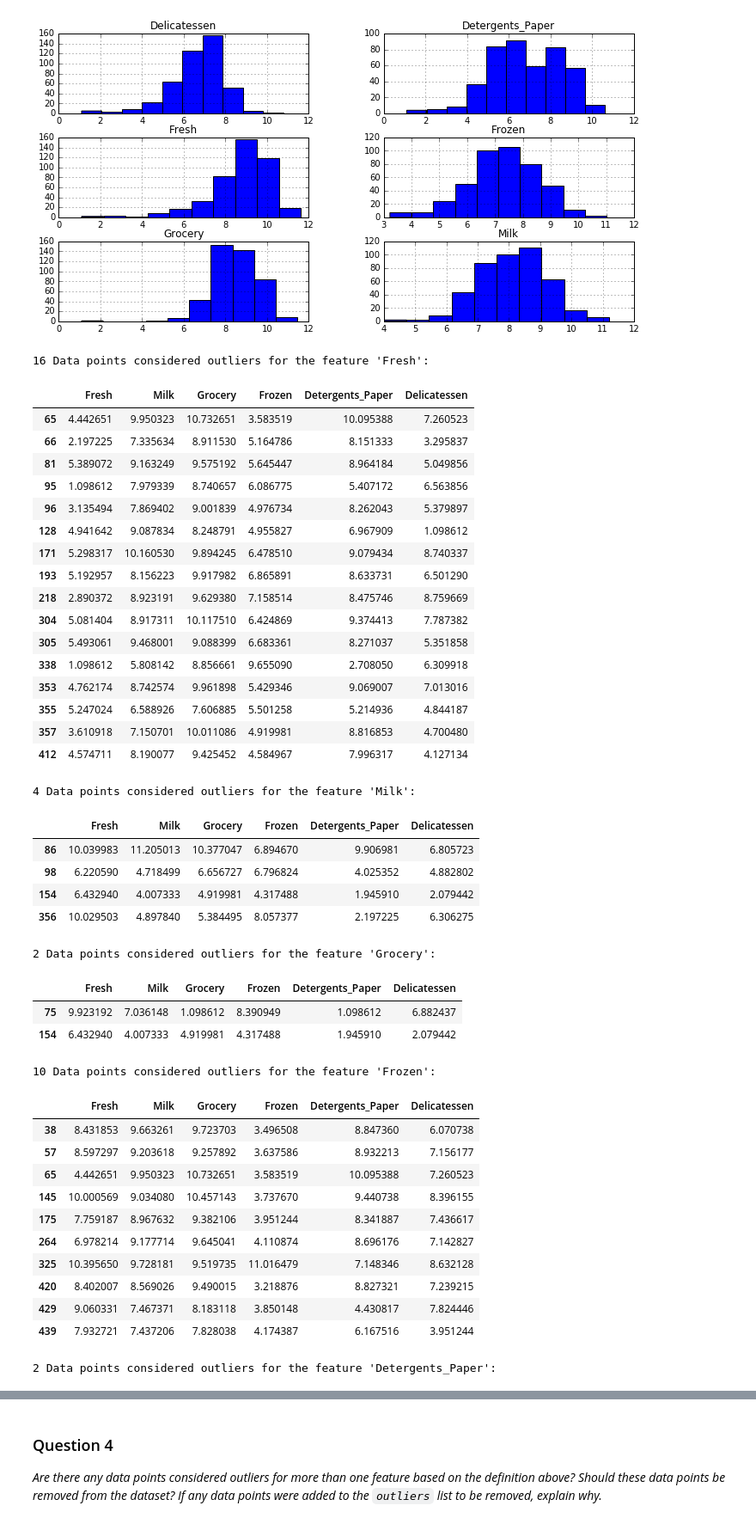
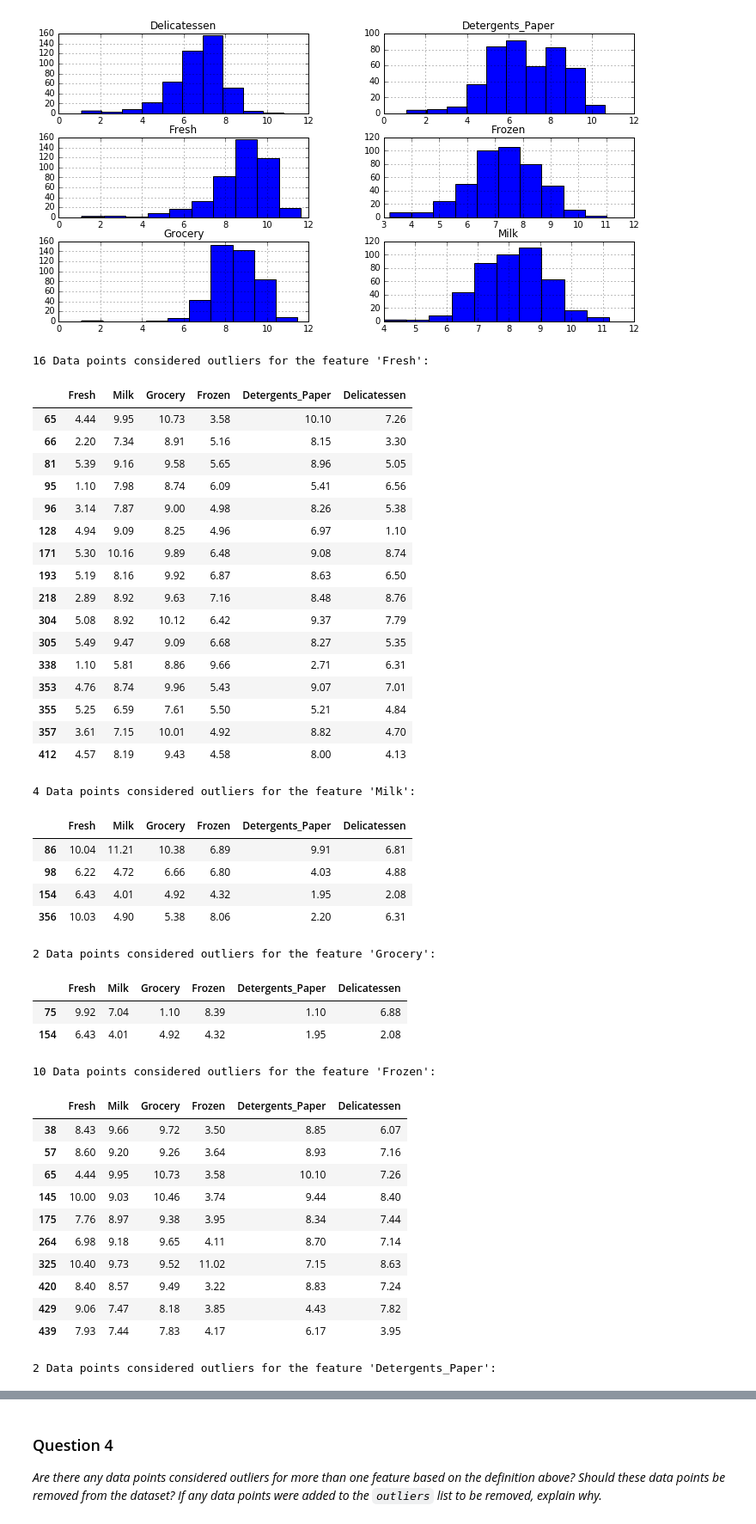
Before and after one commit to FrankRuns/machine-learning, a Jupyter notebook: projects/creating_customer_segments/customer_segments.ipynb, the cells around one changed output, grey strips where cells are left out. Shown at 86% size. Cells and saved outputs as stored; diff of their text form; code cells hidden in the pictures.

```diff
--- a/projects/creating_customer_segments/customer_segments.ipynb
+++ b/projects/creating_customer_segments/customer_segments.ipynb
@@ -48,6 +48,7 @@ In this section, you will begin exploring the data through visualizations and co
 Run the code block below to observe a statistical description of the dataset. Note that the dataset is composed of six important product categories: **'Fresh'**, **'Milk'**, **'Grocery'**, **'Frozen'**, **'Detergents_Paper'**, and **'Delicatessen'**. Consider what each category represents in terms of products you could purchase.
 # %%
 # Display a description of the dataset
+pd.options.display.float_format = '{:,.2f}'.format
 display(data.describe())
 # %% [output]
 |  | Fresh | Milk | Grocery | Frozen | Detergents_Paper | Delicatessen |
@@ -86,0 +95,9 @@ dtype: int64
+# %%
+# create comparison table for samples values and central tendency values of data
+# round values to nearest monetary unit to make easier to read
+pd.options.display.float_format = '{:,.0f}'.format
+compare = pd.DataFrame({"means": data.mean(), "medians": data.median(), \
+              "sample 1": samples.iloc[0], "sample 2": samples.iloc[1], \
+              "sample 3": samples.iloc[2]})
+compare.loc["Total"] = compare.sum()
+display(compare)
@@ -163,6 +191,7 @@ _ = scatter_matrix(data, alpha = 0.3, figsize = (14,8), diagonal = 'kde');
 [figure]
 # %%
 # I want to quantify the relationship between Grocery and Detergents_Paper
+pd.options.display.float_format = '{:,.2f}'.format
 data[["Grocery", "Detergents_Paper"]].corr()
 # %% [output]
 |  | Grocery | Detergents_Paper |
@@ -205,6 +234,7 @@ After applying a natural logarithm scaling to the data, the distribution of each
 Run the code below to see how the sample data has changed after having the natural logarithm applied to it.
 # %%
 # Display the log-transformed sample data
+pd.options.display.float_format = '{:,.2f}'.format
 display(log_samples)
 # %% [output]
 |  | Fresh | Milk | Grocery | Frozen | Detergents_Paper | Delicatessen |
@@ -230,68 +260,70 @@ _ = log_data.hist(figsize=(12,6))
 [figure]
 # %%
 # For each feature find the data points with extreme high or low values
+pd.options.display.float_format = '{:,.2f}'.format
 for feature in log_data.keys():
 
     # TODO: Calculate Q1 (25th percentile of the data) for the given feature
     Q1 = np.percentile(log_data[feature], 25)
 
     # TODO: Calculate Q3 (75th percentile of the data) for the given feature
     Q3 = np.percentile(log_data[feature], 75)
 
     # TODO: Use the interquartile range to calculate an outlier step (1.5 times the interquartile range)
     step = (Q3-Q1) * 1.5
 
     outies = log_data[~((log_data[feature] >= Q1 - step) & (log_data[feature] <= Q3 + step))]
 
     # Display the outliers
     print "{} Data points considered outliers for the feature '{}':".format(len(outies), feature)
     display(outies)
 
 # OPTIONAL: Select the indices for data points you wish to remove
-outliers  = [75, 154]
+# outliers  = [] # test what happens when not removing any outliers
+outliers  = [66, 75, 95, 154, 338]
 
 # Remove the outliers, if any were specified
 good_data = log_data.drop(log_data.index[outliers]).reset_index(drop = True)
 # %% [output]
 16 Data points considered outliers for the feature 'Fresh':
 |  | Fresh | Milk | Grocery | Frozen | Detergents_Paper | Delicatessen |
-| 65 | 4.442651 | 9.950323 | 10.732651 | 3.583519 | 10.095388 | 7.260523 |
-| 66 | 2.197225 | 7.335634 | 8.911530 | 5.164786 | 8.151333 | 3.295837 |
-| 81 | 5.389072 | 9.163249 | 9.575192 | 5.645447 | 8.964184 | 5.049856 |
-| 95 | 1.098612 | 7.979339 | 8.740657 | 6.086775 | 5.407172 | 6.563856 |
-| 96 | 3.135494 | 7.869402 | 9.001839 | 4.976734 | 8.262043 | 5.379897 |
-| 128 | 4.941642 | 9.087834 | 8.248791 | 4.955827 | 6.967909 | 1.098612 |
-| 171 | 5.298317 | 10.160530 | 9.894245 | 6.478510 | 9.079434 | 8.740337 |
-| 193 | 5.192957 | 8.156223 | 9.917982 | 6.865891 | 8.633731 | 6.501290 |
-| 218 | 2.890372 | 8.923191 | 9.629380 | 7.158514 | 8.475746 | 8.759669 |
-| 304 | 5.081404 | 8.917311 | 10.117510 | 6.424869 | 9.374413 | 7.787382 |
-| 305 | 5.493061 | 9.468001 | 9.088399 | 6.683361 | 8.271037 | 5.351858 |
-| 338 | 1.098612 | 5.808142 | 8.856661 | 9.655090 | 2.708050 | 6.309918 |
-| 353 | 4.762174 | 8.742574 | 9.961898 | 5.429346 | 9.069007 | 7.013016 |
-| 355 | 5.247024 | 6.588926 | 7.606885 | 5.501258 | 5.214936 | 4.844187 |
-| 357 | 3.610918 | 7.150701 | 10.011086 | 4.919981 | 8.816853 | 4.700480 |
-| 412 | 4.574711 | 8.190077 | 9.425452 | 4.584967 | 7.996317 | 4.127134 |
+| 65 | 4.44 | 9.95 | 10.73 | 3.58 | 10.10 | 7.26 |
+| 66 | 2.20 | 7.34 | 8.91 | 5.16 | 8.15 | 3.30 |
+| 81 | 5.39 | 9.16 | 9.58 | 5.65 | 8.96 | 5.05 |
+| 95 | 1.10 | 7.98 | 8.74 | 6.09 | 5.41 | 6.56 |
+| 96 | 3.14 | 7.87 | 9.00 | 4.98 | 8.26 | 5.38 |
+| 128 | 4.94 | 9.09 | 8.25 | 4.96 | 6.97 | 1.10 |
+| 171 | 5.30 | 10.16 | 9.89 | 6.48 | 9.08 | 8.74 |
+| 193 | 5.19 | 8.16 | 9.92 | 6.87 | 8.63 | 6.50 |
+| 218 | 2.89 | 8.92 | 9.63 | 7.16 | 8.48 | 8.76 |
+| 304 | 5.08 | 8.92 | 10.12 | 6.42 | 9.37 | 7.79 |
+| 305 | 5.49 | 9.47 | 9.09 | 6.68 | 8.27 | 5.35 |
+| 338 | 1.10 | 5.81 | 8.86 | 9.66 | 2.71 | 6.31 |
+| 353 | 4.76 | 8.74 | 9.96 | 5.43 | 9.07 | 7.01 |
+| 355 | 5.25 | 6.59 | 7.61 | 5.50 | 5.21 | 4.84 |
+| 357 | 3.61 | 7.15 | 10.01 | 4.92 | 8.82 | 4.70 |
+| 412 | 4.57 | 8.19 | 9.43 | 4.58 | 8.00 | 4.13 |
 4 Data points considered outliers for the feature 'Milk':
 |  | Fresh | Milk | Grocery | Frozen | Detergents_Paper | Delicatessen |
-| 86 | 10.039983 | 11.205013 | 10.377047 | 6.894670 | 9.906981 | 6.805723 |
-| 98 | 6.220590 | 4.718499 | 6.656727 | 6.796824 | 4.025352 | 4.882802 |
-| 154 | 6.432940 | 4.007333 | 4.919981 | 4.317488 | 1.945910 | 2.079442 |
-| 356 | 10.029503 | 4.897840 | 5.384495 | 8.057377 | 2.197225 | 6.306275 |
+| 86 | 10.04 | 11.21 | 10.38 | 6.89 | 9.91 | 6.81 |
+| 98 | 6.22 | 4.72 | 6.66 | 6.80 | 4.03 | 4.88 |
+| 154 | 6.43 | 4.01 | 4.92 | 4.32 | 1.95 | 2.08 |
+| 356 | 10.03 | 4.90 | 5.38 | 8.06 | 2.20 | 6.31 |
 2 Data points considered outliers for the feature 'Grocery':
 |  | Fresh | Milk | Grocery | Frozen | Detergents_Paper | Delicatessen |
-| 75 | 9.923192 | 7.036148 | 1.098612 | 8.390949 | 1.098612 | 6.882437 |
-| 154 | 6.432940 | 4.007333 | 4.919981 | 4.317488 | 1.945910 | 2.079442 |
+| 75 | 9.92 | 7.04 | 1.10 | 8.39 | 1.10 | 6.88 |
+| 154 | 6.43 | 4.01 | 4.92 | 4.32 | 1.95 | 2.08 |
 10 Data points considered outliers for the feature 'Frozen':
 |  | Fresh | Milk | Grocery | Frozen | Detergents_Paper | Delicatessen |
-| 38 | 8.431853 | 9.663261 | 9.723703 | 3.496508 | 8.847360 | 6.070738 |
-| 57 | 8.597297 | 9.203618 | 9.257892 | 3.637586 | 8.932213 | 7.156177 |
-| 65 | 4.442651 | 9.950323 | 10.732651 | 3.583519 | 10.095388 | 7.260523 |
-| 145 | 10.000569 | 9.034080 | 10.457143 | 3.737670 | 9.440738 | 8.396155 |
-| 175 | 7.759187 | 8.967632 | 9.382106 | 3.951244 | 8.341887 | 7.436617 |
-| 264 | 6.978214 | 9.177714 | 9.645041 | 4.110874 | 8.696176 | 7.142827 |
-| 325 | 10.395650 | 9.728181 | 9.519735 | 11.016479 | 7.148346 | 8.632128 |
-| 420 | 8.402007 | 8.569026 | 9.490015 | 3.218876 | 8.827321 | 7.239215 |
-| 429 | 9.060331 | 7.467371 | 8.183118 | 3.850148 | 4.430817 | 7.824446 |
-| 439 | 7.932721 | 7.437206 | 7.828038 | 4.174387 | 6.167516 | 3.951244 |
+| 38 | 8.43 | 9.66 | 9.72 | 3.50 | 8.85 | 6.07 |
+| 57 | 8.60 | 9.20 | 9.26 | 3.64 | 8.93 | 7.16 |
+| 65 | 4.44 | 9.95 | 10.73 | 3.58 | 10.10 | 7.26 |
+| 145 | 10.00 | 9.03 | 10.46 | 3.74 | 9.44 | 8.40 |
+| 175 | 7.76 | 8.97 | 9.38 | 3.95 | 8.34 | 7.44 |
+| 264 | 6.98 | 9.18 | 9.65 | 4.11 | 8.70 | 7.14 |
+| 325 | 10.40 | 9.73 | 9.52 | 11.02 | 7.15 | 8.63 |
+| 420 | 8.40 | 8.57 | 9.49 | 3.22 | 8.83 | 7.24 |
+| 429 | 9.06 | 7.47 | 8.18 | 3.85 | 4.43 | 7.82 |
+| 439 | 7.93 | 7.44 | 7.83 | 4.17 | 6.17 | 3.95 |
 2 Data points considered outliers for the feature 'Detergents_Paper':
 |  | Fresh | Milk | Grocery | Frozen | Detergents_Paper | Delicatessen |
```
Also changed, not shown: parts of 30 cells of this notebook, 1 other file.
